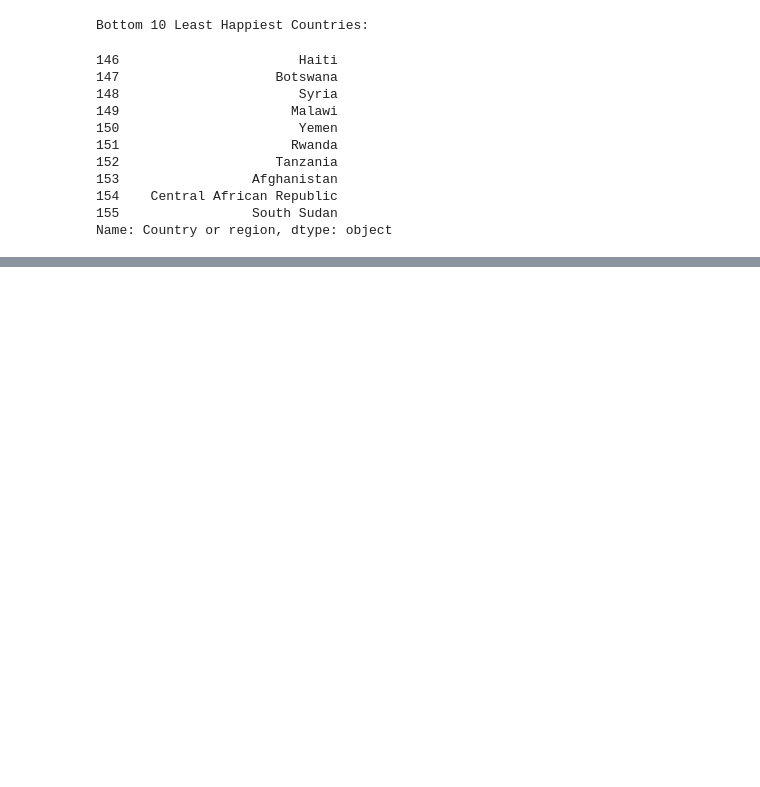
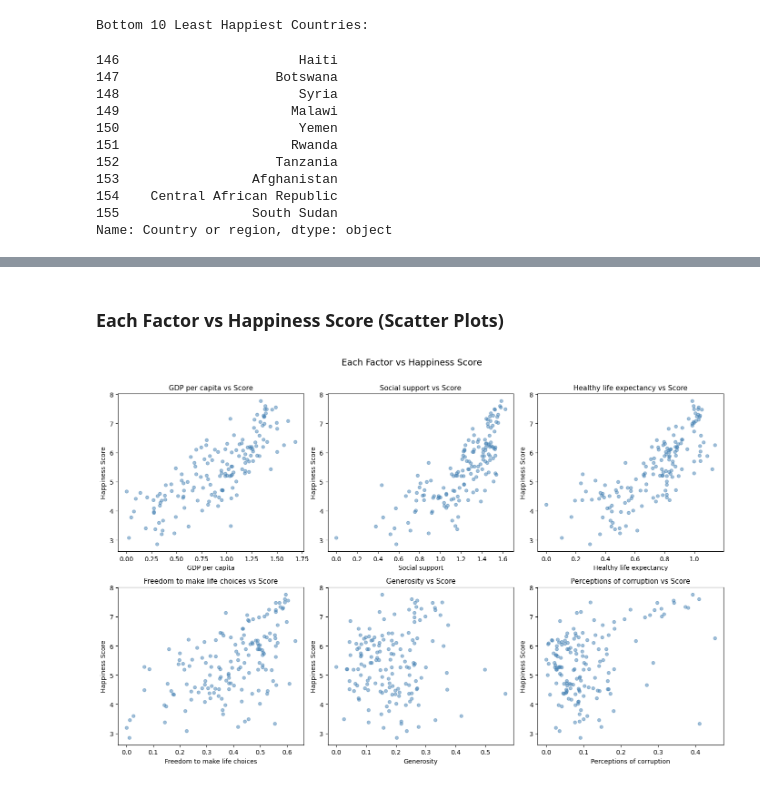
Before and after one commit to rohan0005/Python-Projects, a Jupyter notebook: 2019 World Happiness Report Analysis/2019 World Happiness Analysis.ipynb, the cells around one changed output, grey strips where cells are left out. Cells and saved outputs as stored; diff of their text form; code cells hidden in the pictures; blank space fills up the shorter version.

```diff
--- a/2019 World Happiness Report Analysis/2019 World Happiness Analysis.ipynb
+++ b/2019 World Happiness Report Analysis/2019 World Happiness Analysis.ipynb
@@ -139,0 +244,23 @@ Name: Country or region, dtype: object
+# %% [markdown]
+### Each Factor vs Happiness Score (Scatter Plots)
+# %%
+factors = ['GDP per capita', 'Social support', 'Healthy life expectancy',
+           'Freedom to make life choices', 'Generosity', 'Perceptions of corruption']
+
+fig, axes = plt.subplots(2,3, figsize= (14,9))
+axes = axes.flatten()
+
+for i, factor in enumerate(factors):
+    axes[i].scatter(df[factor], df['Score'], alpha=0.5, color='steelblue', s=25)
+    axes[i].set_xlabel(factor, fontsize=10)
+    axes[i].set_ylabel('Happiness Score', fontsize=10)
+    axes[i].set_title(f'{factor} vs Score', fontsize=11)
+
+# alpha=0.5 will make the dots semi-transparent so overlapping dots are visible
+# s=25 controls the dot size
+
+plt.suptitle('Each Factor vs Happiness Score', fontsize=14, y=1.01)
+plt.tight_layout()
+plt.show()
+# %% [output]
+[figure, added]
```
Also changed, not shown: parts of 15 cells of this notebook.
